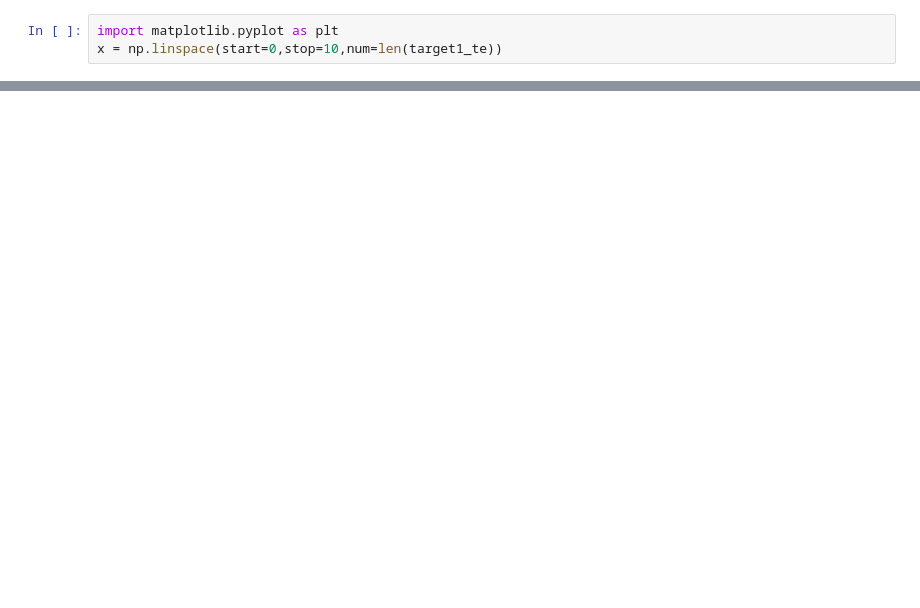
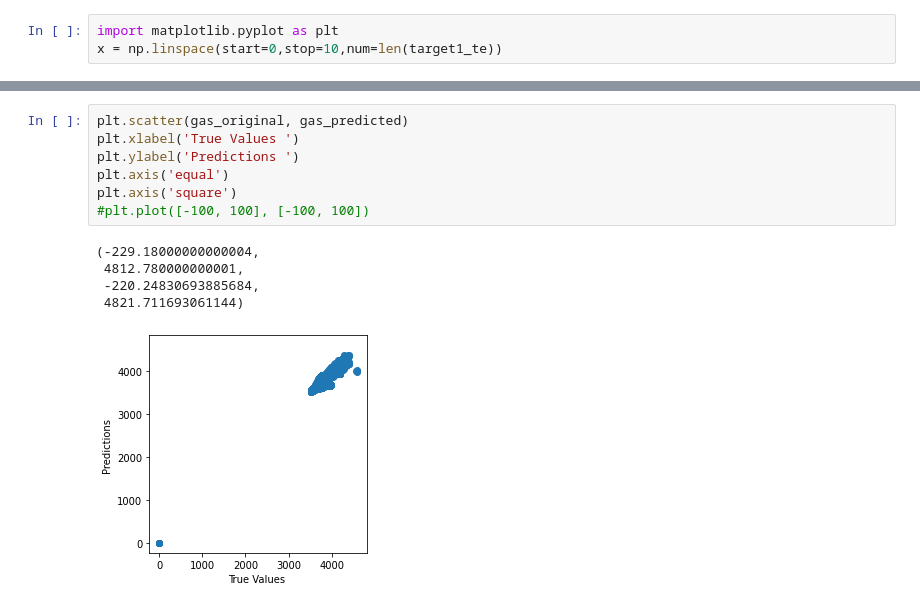
Before and after one commit to szn5400/CO2_all, a Jupyter notebook: STT_pressure_myrescale_v1.ipynb, the cells around one changed output, grey strips where cells are left out. Cells and saved outputs as stored; diff of their text form; blank space fills up the shorter version.

```diff
--- a/STT_pressure_myrescale_v1.ipynb
+++ b/STT_pressure_myrescale_v1.ipynb
@@ -91,0 +128,13 @@ plt.show()
+# %%
+plt.scatter(gas_original, gas_predicted)
+plt.xlabel('True Values ')
+plt.ylabel('Predictions ')
+plt.axis('equal')
+plt.axis('square')
+#plt.plot([-100, 100], [-100, 100])
+# %% [output]
+(-229.18000000000004,
+ 4812.780000000001,
+ -220.24830693885684,
+ 4821.711693061144)
+[figure, added]
```
Also changed, not shown: parts of 14 cells of this notebook.
